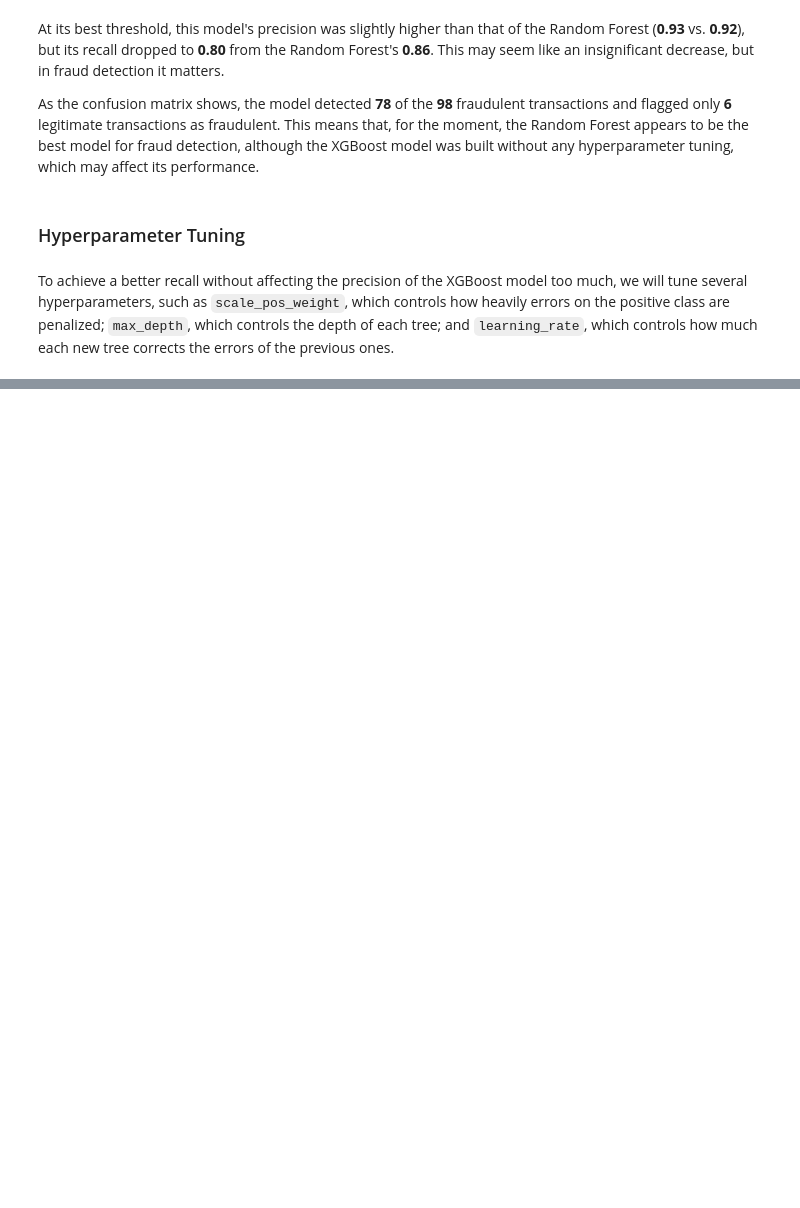
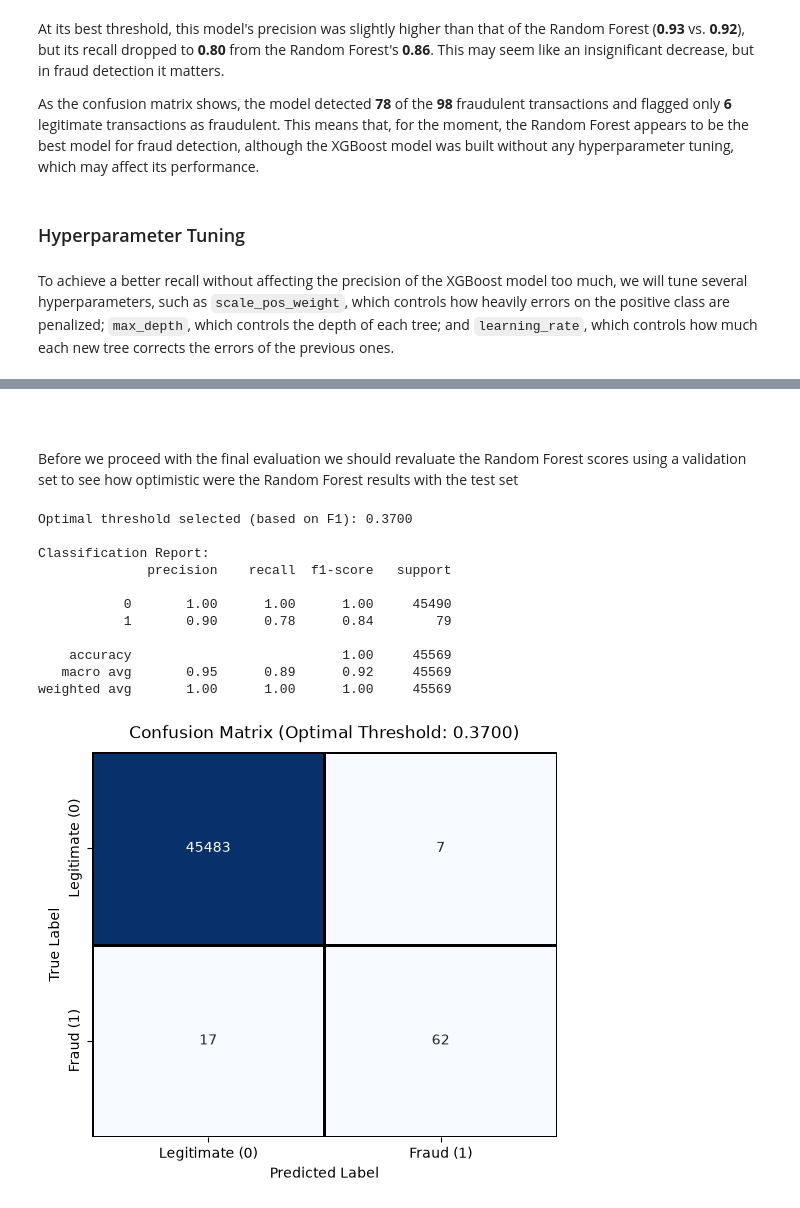
Before and after one commit to sgcuervo/credit-card-fraud-detection, a Jupyter notebook: credit-card-fraud-detection.ipynb, the cells around one changed output, grey strips where cells are left out. Saved outputs shown, nothing was run; the diff lists cells and outputs as text; code cells hidden in the pictures; blank space fills up the shorter version.

```diff
--- a/credit-card-fraud-detection.ipynb
+++ b/credit-card-fraud-detection.ipynb
@@ -570,0 +684,55 @@ To achieve a better recall without affecting the precision of the XGBoost model
+# %% [markdown]
+###
+# %% [markdown]
+Before we proceed with the final evaluation we should revaluate the Random Forest scores using a validation set to see how optimistic were the Random Forest results with the test set
+# %%
+val_rf = RandomForestClassifier(random_state=42)
+
+val_rf.fit(X_train_sub, y_train_sub)
+
+y_scores_val_rf = val_rf.predict_proba(X_val)[:, 1]
+
+# Evaluate the precision-recall curve
+precisions, recalls, thresholds = precision_recall_curve(y_val, y_scores_val_rf)
+
+# Calculate the F1-score for each evaluated threshold
+val_rf_f1_scores = 2 * (precisions * recalls) / (precisions + recalls + np.finfo(float).eps)
+
+# Mathematically find the threshold that maximizes the F1-score
+best_index = np.argmax(val_rf_f1_scores)
+best_threshold_val_rf = thresholds[best_index]
+
+print(f"Optimal threshold selected (based on F1): {best_threshold_val_rf:.4f}")
+
+# Apply the optimal threshold to generate our predictions
+val_rf_y_pred = (y_scores_val_rf >= best_threshold_val_rf).astype(int)
+
+print("\nClassification Report:")
+print(classification_report(y_val, val_rf_y_pred))
+
+# Visualize the Confusion Matrix as a professional heatmap
+cm = confusion_matrix(y_val, val_rf_y_pred)
+
+plt.figure(figsize=(6, 5))
+sns.heatmap(cm, annot=True, fmt='d', cmap='Blues', cbar=False,
+            linewidths=1, linecolor='black',
+            xticklabels=['Legitimate (0)', 'Fraud (1)'],
+            yticklabels=['Legitimate (0)', 'Fraud (1)'])
+
+plt.title(f'Confusion Matrix (Optimal Threshold: {best_threshold_val_rf:.4f})', fontsize=12, pad=10)
+plt.xlabel('Predicted Label', fontsize=10)
+plt.ylabel('True Label', fontsize=10)
+plt.show()
+# %% [output]
+Optimal threshold selected (based on F1): 0.3700
+
+Classification Report:
+              precision    recall  f1-score   support
+
+           0       1.00      1.00      1.00     45490
+           1       0.90      0.78      0.84        79
+
+    accuracy                           1.00     45569
+   macro avg       0.95      0.89      0.92     45569
+weighted avg       1.00      1.00      1.00     45569
+[figure, added]
```
Also changed, not shown: parts of 9 cells of this notebook.
